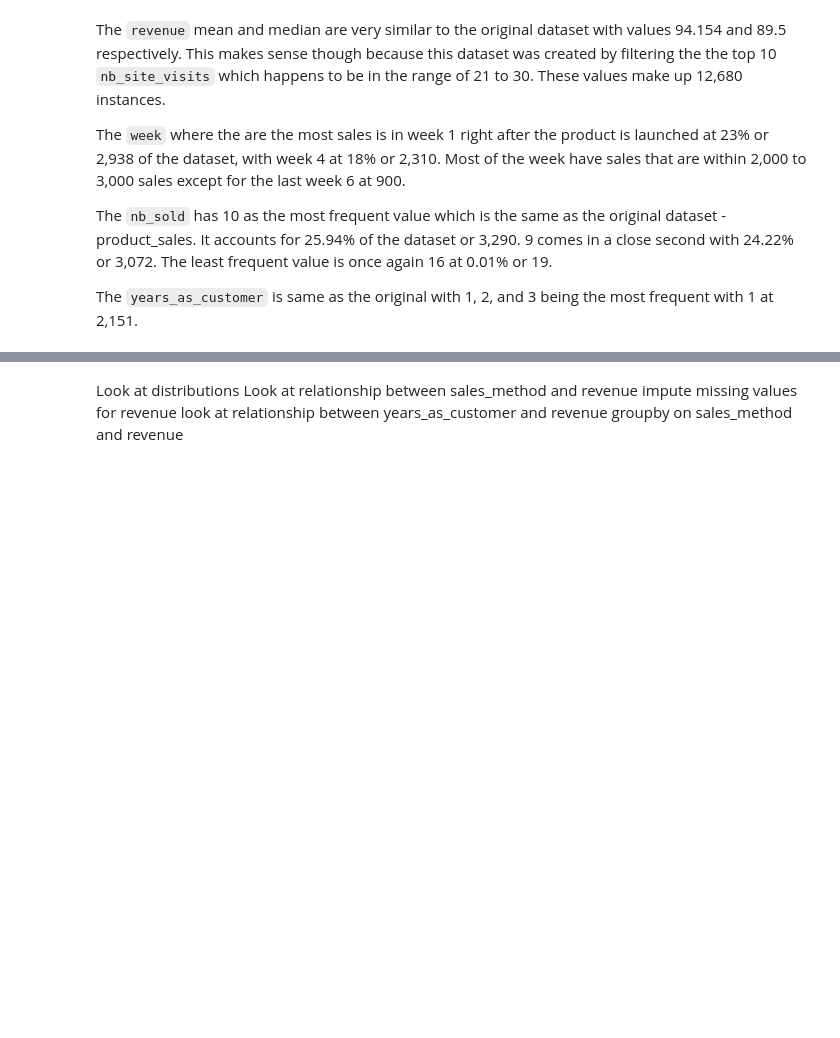
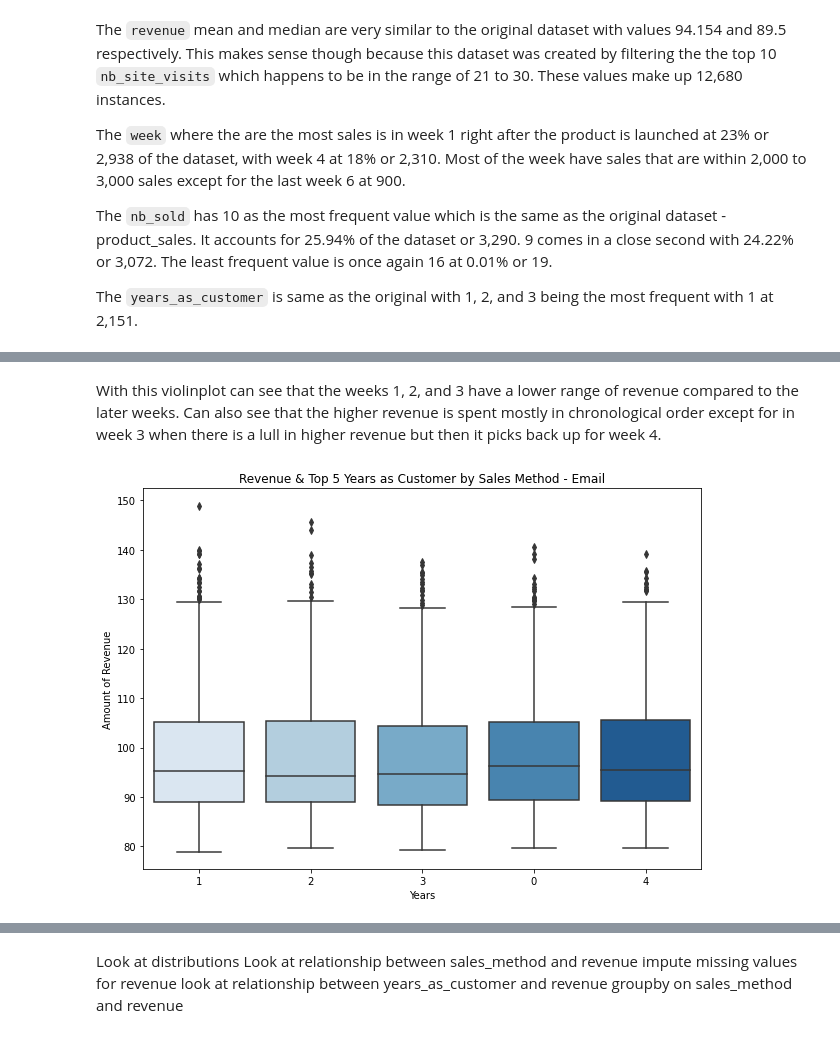
Before and after one commit to tvrjuana/product-sales, a Jupyter notebook: notebook.ipynb, the cells around one changed output, grey strips where cells are left out. Cells and saved outputs as stored; diff of their text form; code cells hidden in the pictures; blank space fills up the shorter version.

```diff
--- a/notebook.ipynb
+++ b/notebook.ipynb
@@ -428,0 +661,11 @@ The `years_as_customer` is same as the original with 1, 2, and 3 being the most
+# %% [markdown]
+With this violinplot can see that the weeks 1, 2, and 3 have a lower range of revenue compared to the later weeks. Can also see that the higher revenue is spent mostly in chronological order except for in week 3 when there is a lull in higher revenue but then it picks back up for week 4.
+# %%
+#boxplot for years_as_customer by revenue sales method - Email
+plt.figure(figsize=(10,7))
+sns.boxplot(data=email, x='years_as_customer', y='revenue', order=email.years_as_customer.value_counts().iloc[:5].index, palette="Blues")
+plt.xlabel('Years')
+plt.ylabel('Amount of Revenue')
+plt.title('Revenue & Top 5 Years as Customer by Sales Method - Email');
+# %% [output]
+[figure, added]
```
Also changed, not shown: parts of 24 cells of this notebook.
